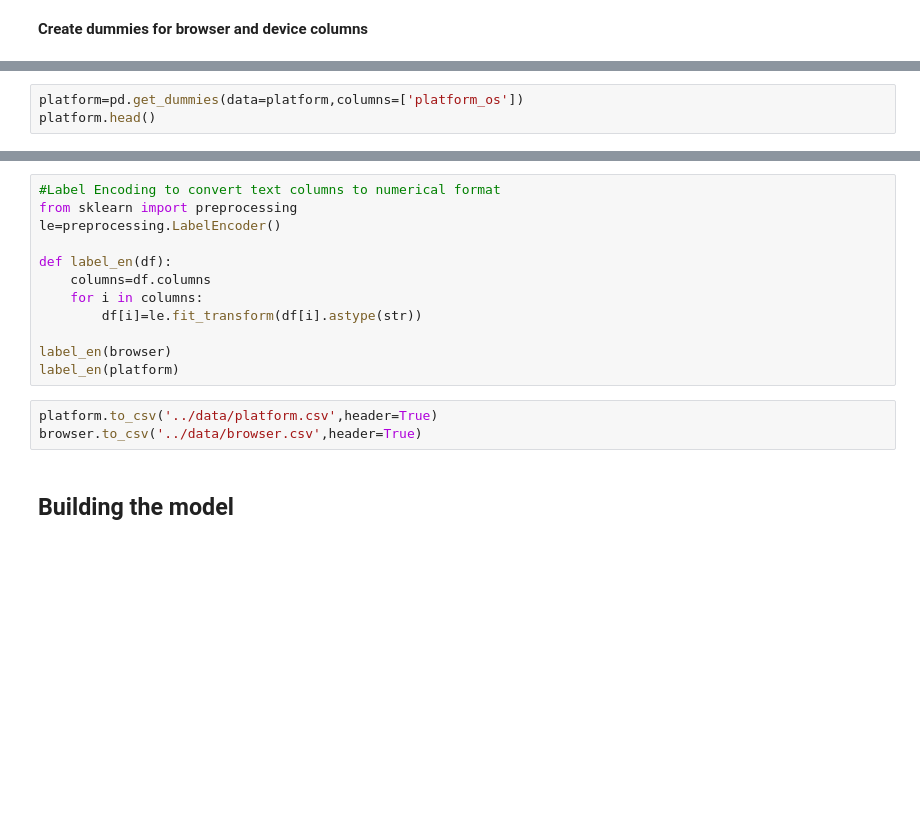
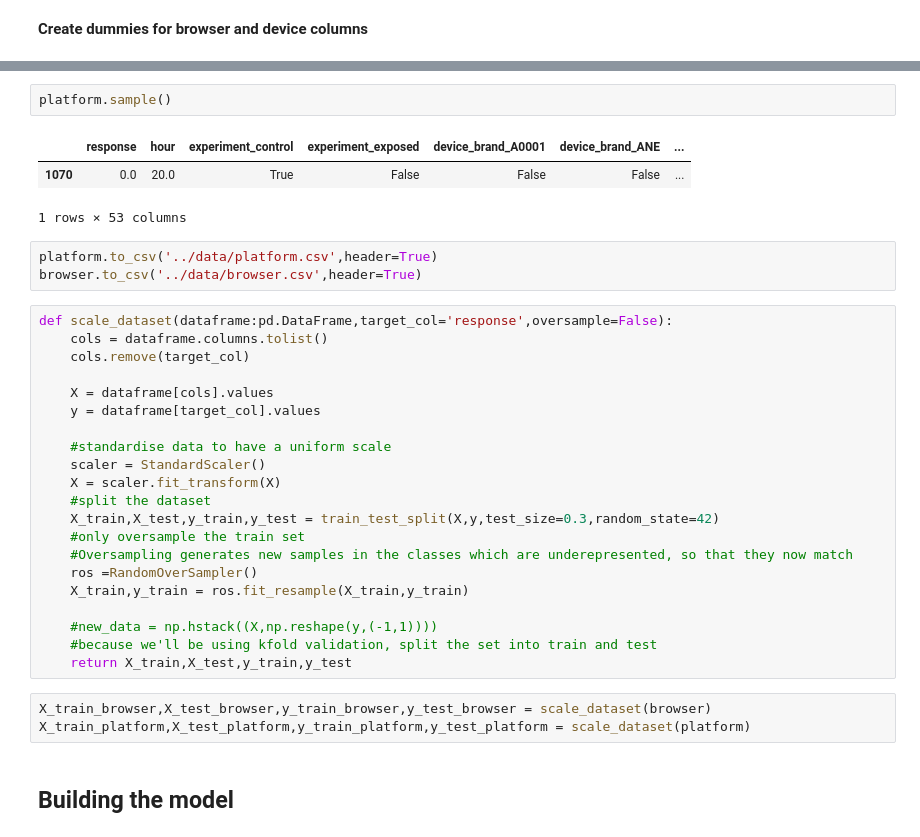
Before and after one commit to katenjoki/A-B_Hypothesis-Testing, a Jupyter notebook: notebooks/abtest_ml.ipynb, the cells around one changed output, grey strips where cells are left out. Saved outputs shown, nothing was run; the diff lists cells and outputs as text; blank space fills up the shorter version.

```diff
--- a/notebooks/abtest_ml.ipynb
+++ b/notebooks/abtest_ml.ipynb
@@ -397,3 +389,0 @@ browser.head()
-# %%
-platform=pd.get_dummies(data=platform,columns=['platform_os'])
-platform.head()
@@ -407,18 +390,36 @@ platform.head()
-# %%
-#Label Encoding to convert text columns to numerical format
-from sklearn import preprocessing
-le=preprocessing.LabelEncoder()
-
-def label_en(df):
-    columns=df.columns
-    for i in columns:
-        df[i]=le.fit_transform(df[i].astype(str))
-
-label_en(browser)
-label_en(platform)
+# %%
+platform.sample()
+# %% [output]
+|  | response | hour | experiment_control | experiment_exposed | device_brand_A0001 | device_brand_ANE | ... |
+| 1070 | 0.0 | 20.0 | True | False | False | False | ... |
+1 rows × 53 columns
 # %%
 platform.to_csv('../data/platform.csv',header=True)
 browser.to_csv('../data/browser.csv',header=True)
+# %%
+def scale_dataset(dataframe:pd.DataFrame,target_col='response',oversample=False):
+    cols = dataframe.columns.tolist()
+    cols.remove(target_col)
+
+    X = dataframe[cols].values
+    y = dataframe[target_col].values
+
+    #standardise data to have a uniform scale
+    scaler = StandardScaler()
+    X = scaler.fit_transform(X)
+    #split the dataset
+    X_train,X_test,y_train,y_test = train_test_split(X,y,test_size=0.3,random_state=42)
+    #only oversample the train set
+    #Oversampling generates new samples in the classes which are underepresented, so that they now match
+    ros =RandomOverSampler()
+    X_train,y_train = ros.fit_resample(X_train,y_train)
+
+    #new_data = np.hstack((X,np.reshape(y,(-1,1))))
+    #because we'll be using kfold validation, split the set into train and test
+    return X_train,X_test,y_train,y_test
+# %%
+X_train_browser,X_test_browser,y_train_browser,y_test_browser = scale_dataset(browser)
+X_train_platform,X_test_platform,y_train_platform,y_test_platform = scale_dataset(platform)
 # %% [markdown]
 <h2>Building the model</h2>
 # %% [markdown]
```
Also changed, not shown: parts of 37 cells of this notebook, 14 other files.
